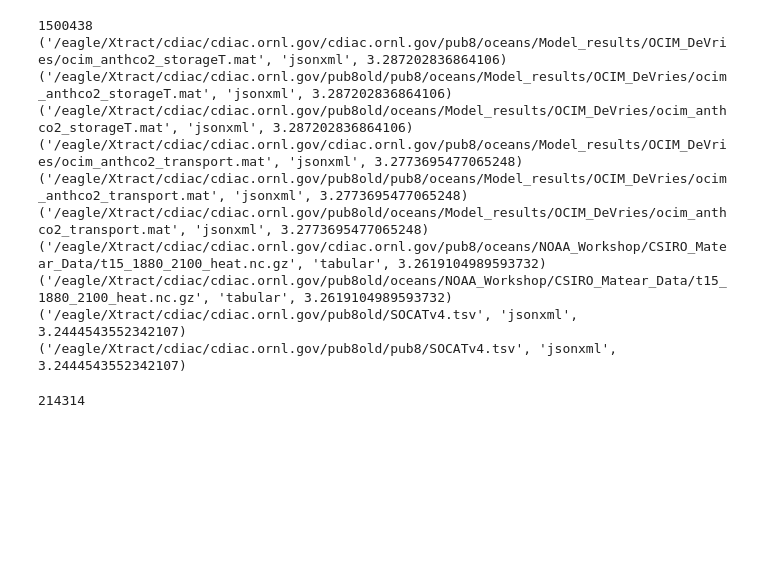
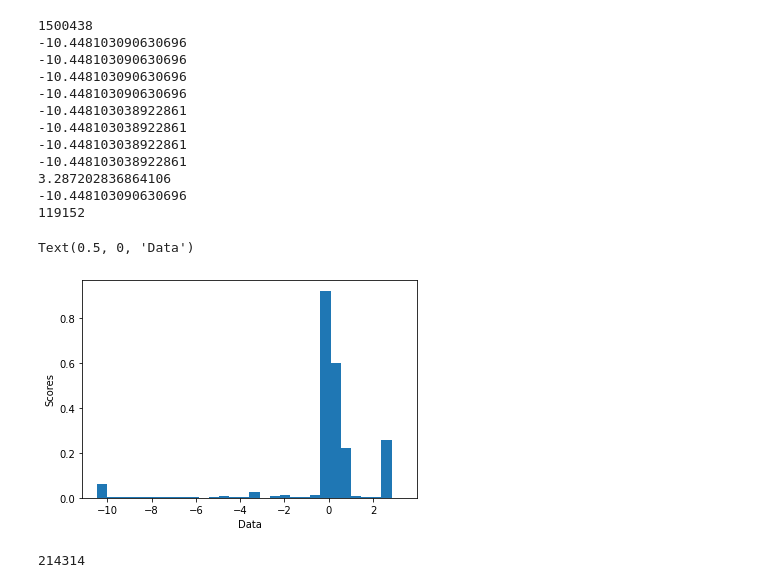
Before and after one commit to xtracthub/xtract-sampler, a Jupyter notebook: Scheduler/deqeue_analysis_iccs.ipynb, the cells around one changed output. Cells and saved outputs as stored; diff of their text form; code cells hidden in the pictures; blank space fills up the shorter version.

```diff
--- a/Scheduler/deqeue_analysis_iccs.ipynb
+++ b/Scheduler/deqeue_analysis_iccs.ipynb
@@ -8,26 +9,50 @@ import pandas as pd
 # %%
-with open("cdiac_priority_list", 'rb') as f:
+with open("cdiac_priority_list_3.pkl", 'rb') as f:
 	cdiac_priority_list = pkl.load(f)
 
-cdiac_priority_list.sort(key = lambda x: -x[2])
+cdiac_baseline_list = cdiac_priority_list.copy()
+cdiac_priority_list.sort(key = lambda x: -x[2], reverse=True)
-# %%
-print(len(cdiac_priority_list))
-for i in range(len(cdiac_priority_list)):
-	if i == 10:
-		break
-	print(cdiac_priority_list[i])
-# %% [output]
-1500438
-('/eagle/Xtract/cdiac/cdiac.ornl.gov/cdiac.ornl.gov/pub8/oceans/Model_results/OCIM_DeVries/ocim_anthco2_storageT.mat', 'jsonxml', 3.287202836864106)
-('/eagle/Xtract/cdiac/cdiac.ornl.gov/pub8old/pub8/oceans/Model_results/OCIM_DeVries/ocim_anthco2_storageT.mat', 'jsonxml', 3.287202836864106)
-('/eagle/Xtract/cdiac/cdiac.ornl.gov/pub8old/oceans/Model_results/OCIM_DeVries/ocim_anthco2_storageT.mat', 'jsonxml', 3.287202836864106)
-('/eagle/Xtract/cdiac/cdiac.ornl.gov/cdiac.ornl.gov/pub8/oceans/Model_results/OCIM_DeVries/ocim_anthco2_transport.mat', 'jsonxml', 3.2773695477065248)
-('/eagle/Xtract/cdiac/cdiac.ornl.gov/pub8old/pub8/oceans/Model_results/OCIM_DeVries/ocim_anthco2_transport.mat', 'jsonxml', 3.2773695477065248)
-('/eagle/Xtract/cdiac/cdiac.ornl.gov/pub8old/oceans/Model_results/OCIM_DeVries/ocim_anthco2_transport.mat', 'jsonxml', 3.2773695477065248)
-('/eagle/Xtract/cdiac/cdiac.ornl.gov/cdiac.ornl.gov/pub8/oceans/NOAA_Workshop/CSIRO_Matear_Data/t15_1880_2100_heat.nc.gz', 'tabular', 3.2619104989593732)
-('/eagle/Xtract/cdiac/cdiac.ornl.gov/pub8old/oceans/NOAA_Workshop/CSIRO_Matear_Data/t15_1880_2100_heat.nc.gz', 'tabular', 3.2619104989593732)
-('/eagle/Xtract/cdiac/cdiac.ornl.gov/pub8old/SOCATv4.tsv', 'jsonxml', 3.2444543552342107)
-('/eagle/Xtract/cdiac/cdiac.ornl.gov/pub8old/pub8/SOCATv4.tsv', 'jsonxml', 3.2444543552342107)
+# %%
+print(len(cdiac_priority_list))
+max = 0
+min = float("inf")
+scheduler_scores = []
+sig_count = 0
+for i in range(len(cdiac_priority_list)):
+	if i < 8:
+		print(cdiac_priority_list[i][2])
+	if (cdiac_priority_list[i][2] < -0.1):
+		sig_count += 1
+
+
+	scheduler_scores.append(cdiac_priority_list[i][2])
+	if cdiac_priority_list[i][2] > max:
+		max = cdiac_priority_list[i][2]
+	if cdiac_priority_list[i][2] < min:
+		min = cdiac_priority_list[i][2]
+
+print(max)
+print(min)
+print(sig_count)
+
+plt.hist(scheduler_scores, density=True, bins=30)
+plt.ylabel('Scores')
+plt.xlabel('Data')
+# %% [output]
+1500438
+-10.448103090630696
+-10.448103090630696
+-10.448103090630696
+-10.448103090630696
+-10.448103038922861
+-10.448103038922861
+-10.448103038922861
+-10.448103038922861
+3.287202836864106
+-10.448103090630696
+119152
+Text(0.5, 0, 'Data')
+[figure, added]
 # %%
 numtoname = pd.read_csv("csv-try-2.csv")
 numtoname.head()
```
Also changed, not shown: parts of 24 cells of this notebook, 3 other files.
